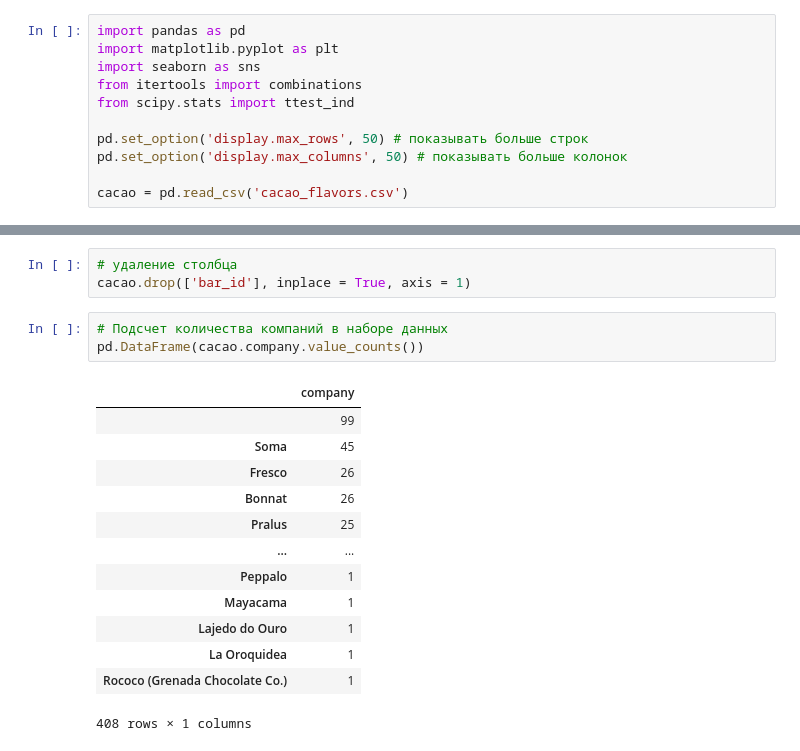
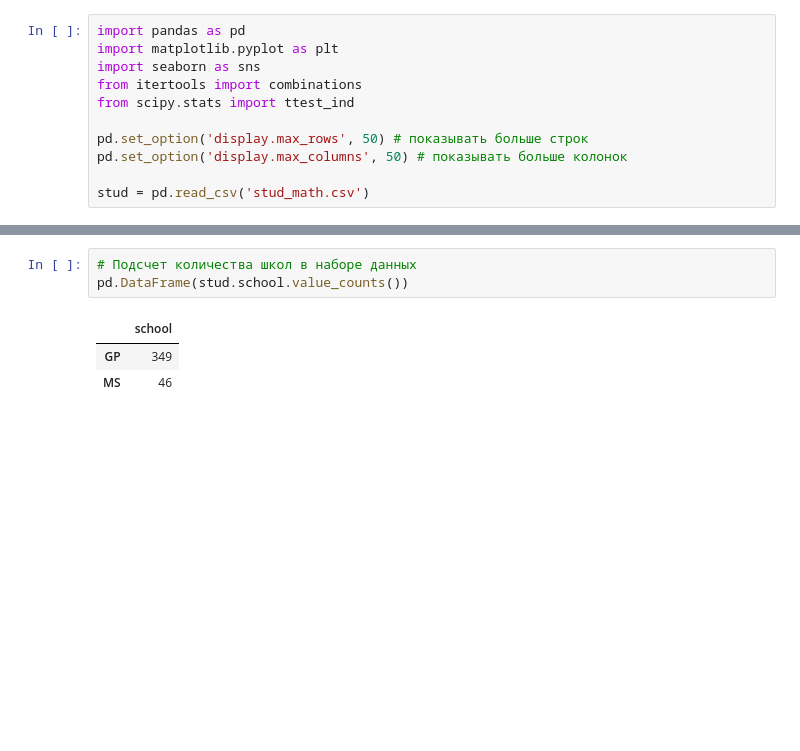
Before and after one commit to brovkin-vn/0058_DS, a Jupyter notebook: module_2/module_2.ipynb, the cells around one changed output, grey strips where cells are left out. Cells and saved outputs as stored; diff of their text form; blank space fills up the shorter version.

```diff
--- a/module_2/module_2.ipynb
+++ b/module_2/module_2.ipynb
@@ -8,5 +8,5 @@ from scipy.stats import ttest_ind
 pd.set_option('display.max_rows', 50) # показывать больше строк
 pd.set_option('display.max_columns', 50) # показывать больше колонок
 
-cacao = pd.read_csv('cacao_flavors.csv')
+stud = pd.read_csv('stud_math.csv')
 # %%
@@ -58,20 +44,7 @@ plt.plot(cacao.bar_id)
-# %%
-# удаление столбца
-cacao.drop(['bar_id'], inplace = True, axis = 1)
 # %%
-# Подсчет количества компаний в наборе данных
-pd.DataFrame(cacao.company.value_counts())
+# Подсчет количества школ в наборе данных
+pd.DataFrame(stud.school.value_counts())
 # %% [output]
-|  | company |
-|  | 99 |
-| Soma | 45 |
-| Fresco | 26 |
-| Bonnat | 26 |
-| Pralus | 25 |
-| ... | ... |
-| Peppalo | 1 |
-| Mayacama | 1 |
-| Lajedo do Ouro | 1 |
-| La Oroquidea | 1 |
-| Rococo (Grenada Chocolate Co.) | 1 |
+|  | school |
+| GP | 349 |
+| MS | 46 |
-408 rows × 1 columns
```
Also changed, not shown: parts of 41 cells of this notebook, 3 other files.
